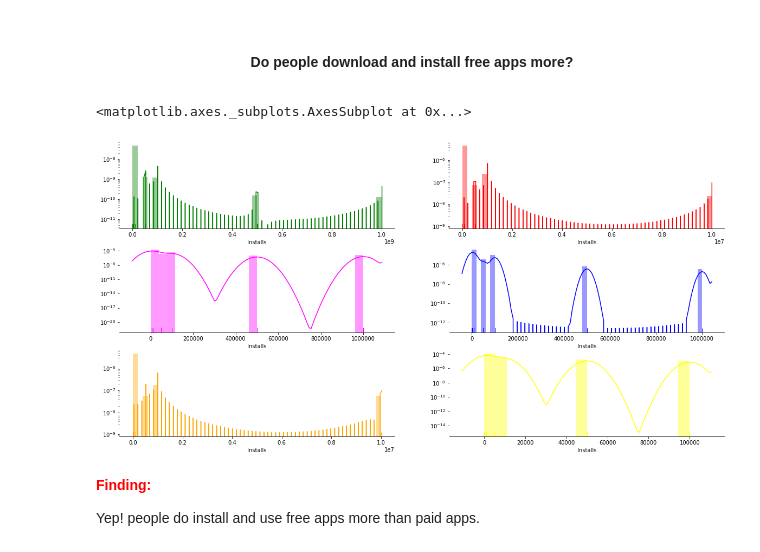
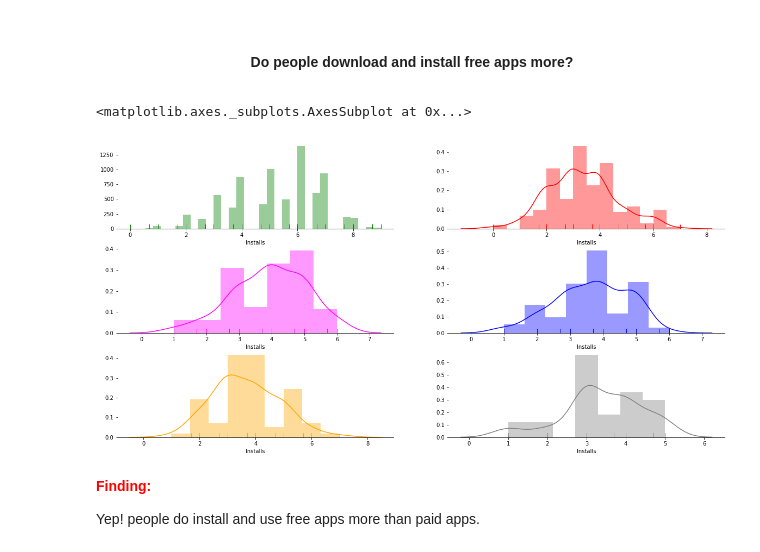
Before and after one commit to satarupa5/GooglePlayStore, a Jupyter notebook: EDA_Final.ipynb, the cells around one changed output. Drawn from its saved outputs; the diff is of its cells as text; code cells hidden in the pictures.

```diff
--- a/EDA_Final.ipynb
+++ b/EDA_Final.ipynb
@@ -169,13 +169,13 @@ Name: Size, Length: 461, dtype: int64
 The apps are of various sizes, some are in Kb while some are in Mb while some varies with device.
 Lets fill up the missing sizes of the app using the median size of same Category
 # %%
-
+#conversion in KB (AS a common unit)
 
 def conversion(dfcol):
     if 'M' in str(dfcol):
-        return float(str(dfcol).replace('M', '')) * 1000000
+        return float(str(dfcol).replace('M', ''))*1000
     elif 'k' in str(dfcol):
-        return float(str(dfcol).replace('k', '')) * 1000
+        return float(str(dfcol).replace('k', ''))
     elif 'Varies with device' in dfcol:
         return np.nan
     else:
@@ -290,3 +293,6 @@ memory usage: 895.9+ KB
+# %%
+unique_apps['Reviews'] = unique_apps['Reviews'].astype(float)
+# unique_apps['Reviews'] = np.log10(unique_apps['Reviews'])
 # %% [markdown]
 <h1 style="text-align:Center;font-size:100%;;">Number of Missing Values</h1>
 A check on Missing values
@@ -656,21 +667,22 @@ So the most expensive app is 'I'm rich' and its cost is 400 Dollars!
 # %%
 fig, ax = plt.subplots(3,2,figsize=(20,10))
 sns.despine(left=True)
-ax[0,0].set_yscale("log")
-ax[0,1].set_yscale("log")
-ax[1,0].set_yscale("log")
-ax[1,1].set_yscale("log")
-ax[2,0].set_yscale("log")
-ax[2,1].set_yscale("log")
-g1 = sns.distplot(dist_free['Installs'], kde=True, color="green", rug = True, ax=ax[0,0] )
-sns.distplot(dist_B['Installs'], kde=True, color="red",rug = True, ax=ax[0,1])
-sns.distplot(dist_C['Installs'], kde=True, color="magenta",rug = True, ax=ax[1,0])
-sns.distplot(dist_D['Installs'], kde=True, color="blue", rug = True,ax=ax[1,1])
-sns.distplot(dist_E['Installs'], kde=True, color="orange",rug = True, ax=ax[2,0])
-sns.distplot(dist_F['Installs'], kde=True, color="yellow",rug = True, ax=ax[2,1])
+# ax[0,0].set_yscale("log")
+# ax[0,1].set_yscale("log")
+# ax[1,0].set_yscale("log")
+# ax[1,1].set_yscale("log")
+# ax[2,0].set_yscale("log")
+# ax[2,1].set_yscale("log")
+
+g1 = sns.distplot(np.log10(dist_free['Installs']), kde=False, color="green", rug = True, ax=ax[0,0] )
+sns.distplot(np.log10(dist_B['Installs']), kde=True, color="red",rug = True, ax=ax[0,1])
+sns.distplot(np.log10(dist_C['Installs']), kde=True, color="magenta",rug = True, ax=ax[1,0])
+sns.distplot(np.log10(dist_D['Installs']), kde=True, color="blue", rug = True,ax=ax[1,1])
+sns.distplot(np.log10(dist_E['Installs']), kde=True, color="orange",rug = True, ax=ax[2,0])
+sns.distplot(np.log10(dist_F['Installs']), kde=True, color="gray",rug = True, ax=ax[2,1])
 # %% [output]
 <matplotlib.axes._subplots.AxesSubplot at 0x...>
-[figure, old version]
+[figure, new version]
 # %% [markdown]
 **<font color='Red'> Finding: </font>**
 
```
Also changed, not shown: parts of 24 cells of this notebook.
